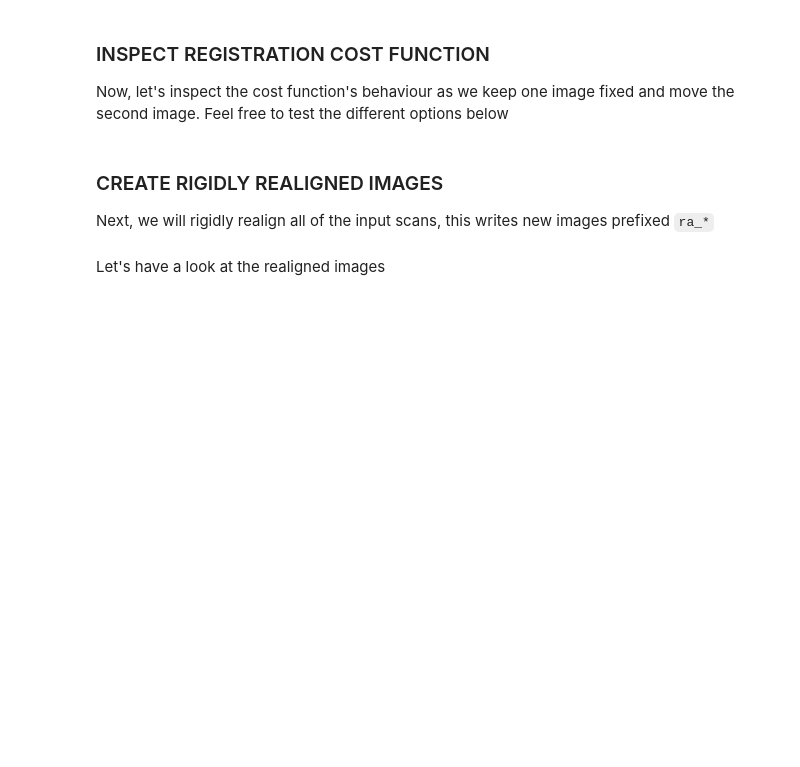
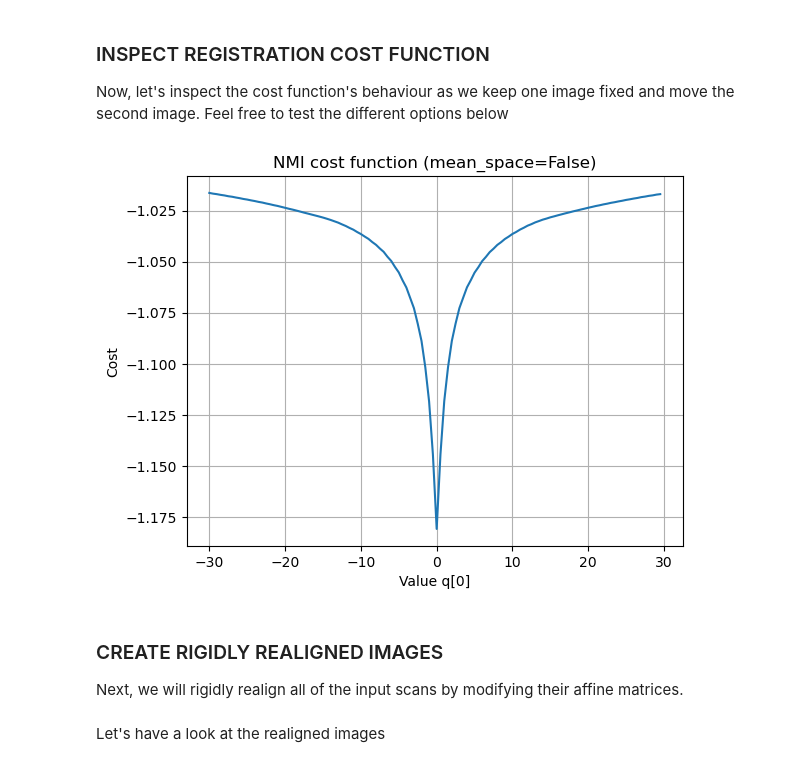
Before and after one commit to balbasty/nitorch, a Jupyter notebook: demo/demo_affine_reg.ipynb, the cells around one changed output. Drawn from its saved outputs; the diff is of its cells as text; code cells hidden in the pictures; blank space fills up the shorter version.

```diff
--- a/demo/demo_affine_reg.ipynb
+++ b/demo/demo_affine_reg.ipynb
@@ -154,17 +151,17 @@ Feel free to test the different options below
 # %%
 cost_fun = 'nmi'    # ['nmi', 'mi', 'ncc' ,'ecc' ,'njtv', 'jtv']
 mean_space = False  # Only available for 'njtv' cost function (as groupwise)
 samp = 2            # Level of sub-sampling
 ix_par = 0          # What parameter in the affine transformation to modify (0, ..., 11)
 x_mn_mx = 30        # Min/max value of parameter
 x_step = 0.5        # Step-size of parameter
 
-dat, mat, _ = _format_input(pth_mris[:2], device=device)
-_test_cost(dat, mat,
+_test_cost([d[0] for d in dat[:2]], [d[1] for d in dat[:2]],
     ix_par=ix_par, cost_fun=cost_fun, mean_space=mean_space, samp=samp,
     x_mn_mx=x_mn_mx, x_step=x_step)
+# %% [output]
+[figure, added]
 # %% [markdown]
 ### CREATE RIGIDLY REALIGNED IMAGES
 
-Next, we will rigidly realign all of the input scans, this writes new
-images prefixed `ra_*`
+Next, we will rigidly realign all of the input scans by modifying their affine matrices.
```
Also changed, not shown: parts of 13 cells of this notebook, 7 other files.
